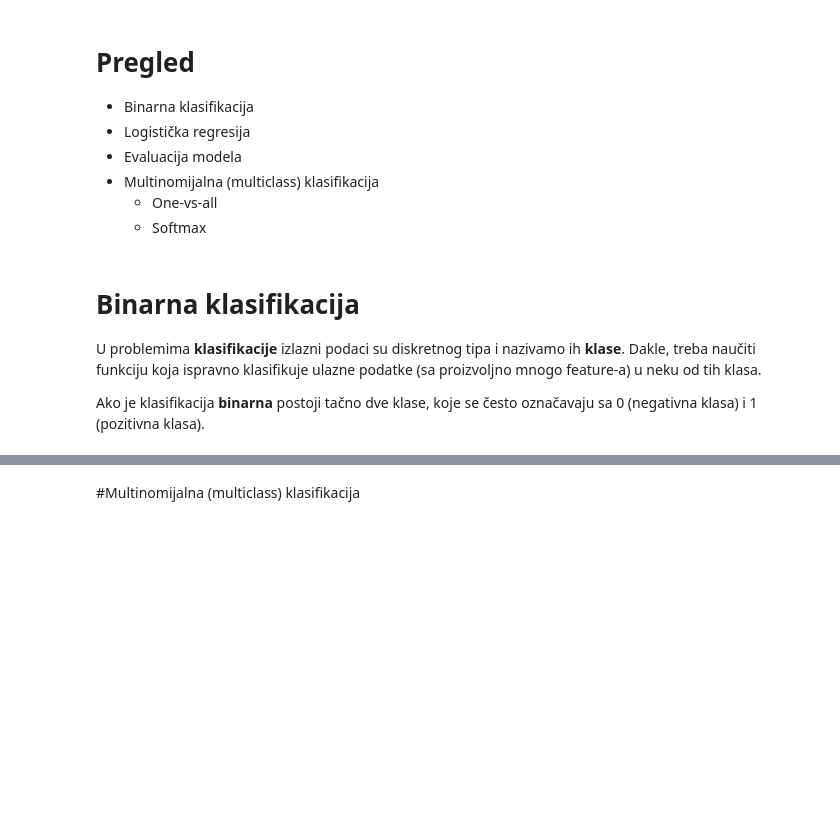
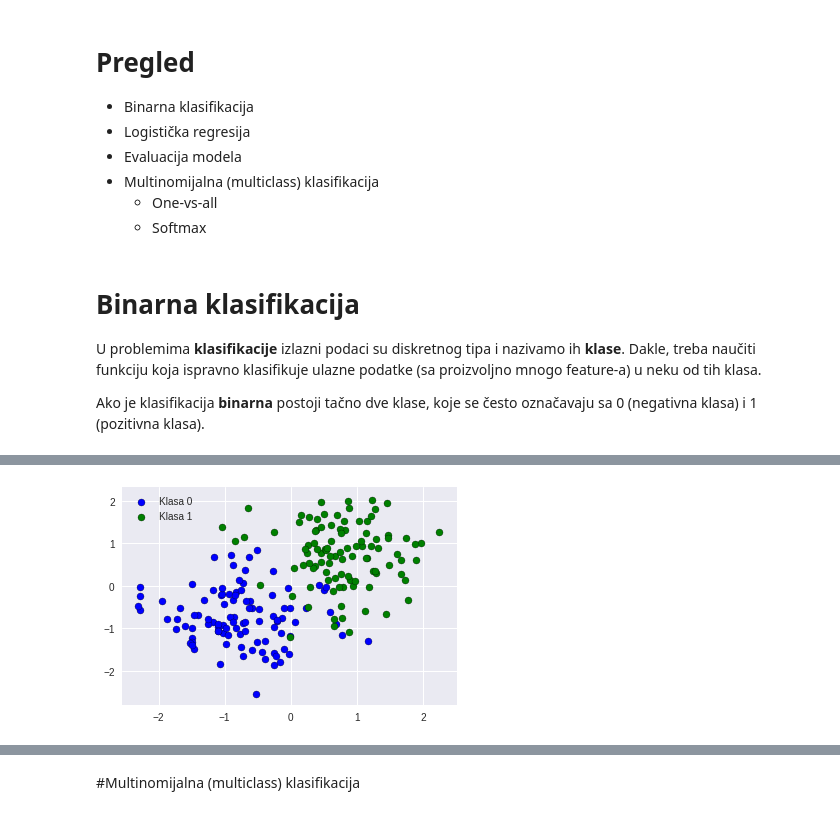
Before and after one commit to rand0musername/raf-ml, a Jupyter notebook: 03 Logisticka regresija/03A_Logisticka_regresija.ipynb, the cells around one changed output, grey strips where cells are left out. Drawn from its saved outputs; the diff is of its cells as text; code cells hidden in the pictures; blank space fills up the shorter version.

```diff
--- a/03 Logisticka regresija/03A_Logisticka_regresija.ipynb
+++ b/03 Logisticka regresija/03A_Logisticka_regresija.ipynb
@@ -43,0 +45,82 @@ Istreniraćemo logističku regresiju da za nepoznate primere vrši klasifikaciju
+# %%
+%matplotlib inline
+import tensorflow as tf
+import matplotlib.pyplot as plt
+import numpy as np
+
+tf.reset_default_graph()
+
+# Korak 1: Učitavanje i obrada podataka.
+filename = 'logreg_data.csv'
+all_data = np.loadtxt(filename, delimiter=',')
+data = dict()
+data['x'] = all_data[:, :2]
+data['y'] = all_data[:, 2]
+nb_features = 2
+
+# Nasumično mešanje.
+nb_samples = data['x'].shape[0]
+indices = np.random.permutation(nb_samples)
+data['x'] = data['x'][indices]
+data['y'] = data['y'][indices]
+
+# Normalizacija. Ne normalizujemo y!
+data['x'] = (data['x'] - np.mean(data['x'], axis=0)) / np.std(data['x'], axis=0)
+# data['y'] = (data['y'] - np.mean(data['y'])) / np.std(data['y'])
+
+# Iscrtavanje.
+idxs = data['y'] == 0.0
+plt.scatter(data['x'][idxs, 0], data['x'][idxs, 1], c='b',
+            edgecolors='k', label='Klasa 0')
+plt.scatter(data['x'][~idxs, 0], data['x'][~idxs, 1], c='g',
+            edgecolors='k', label='Klasa 1')
+plt.legend()
+
+# Korak 2: Model.
+X = tf.placeholder(shape=(None, nb_features), dtype=tf.float32)
+Y = tf.placeholder(shape=(None), dtype=tf.float32)
+w = tf.Variable(tf.zeros(nb_features))
+bias = tf.Variable(0.0)
+
+w_col = tf.reshape(w, (nb_features, 1))
+hyp = tf.sigmoid(tf.add(tf.matmul(X, w_col), bias))
+
+# Korak 3: Funkcija troška i optimizacija.
+Y_col = tf.reshape(Y, (-1, 1))
+loss = tf.reduce_mean(-tf.multiply(Y, tf.log(hyp))
+                      -tf.multiply(1.0-Y, tf.log(1.0-hyp)))
+
+# Prelazimo na AdamOptimizer jer se prost GradientDescent lose snalazi sa
+# slozenijim funkcijama.
+opt_op = tf.train.GradientDescentOptimizer(0.01).minimize(loss)
+
+# Korak 4: Trening.
+with tf.Session() as sess:
+  sess.run(tf.global_variables_initializer())
+
+  # Izvršavamo 100 epoha treninga.
+  nb_epochs = 100
+  for epoch in range(nb_epochs):
+    epoch_loss = 0
+    for sample in range(nb_samples):
+      feed = {X: data['x'][sample].reshape((1, nb_features)),
+              Y: data['y'][sample]}
+      _, curr_loss = sess.run([opt_op, loss], feed_dict=feed)
+      epoch_loss += curr_loss
+
+    # U svakoj desetoj epohi ispisujemo prosečan loss.
+    epoch_loss /= nb_samples
+    if (epoch + 1) % 10 == 0:
+      print('Epoch: {}/{}| Avg loss: {:.5f}'.format(epoch+1, nb_epochs,
+                                              epoch_loss))
+
+  # Ispisujemo finalnu vrednost parametara.
+  w_val = sess.run(w)
+  bias_val = sess.run(bias)
+  print('w = ', w_val, 'bias = ', bias_val)
+
+  # Čuvamo model za potrebe vizualizacije.
+  saver = tf.train.Saver()
+  saver.save(sess, '/tmp/log_reg.ckpt')
+  print('Checkpoint sacuvan')
+# %% [output]
@@ -43,0 +139 @@ Istreniraćemo logističku regresiju da za nepoznate primere vrši klasifikaciju
+[figure, added]
```
Also changed, not shown: parts of 10 cells of this notebook, 2 other files.
